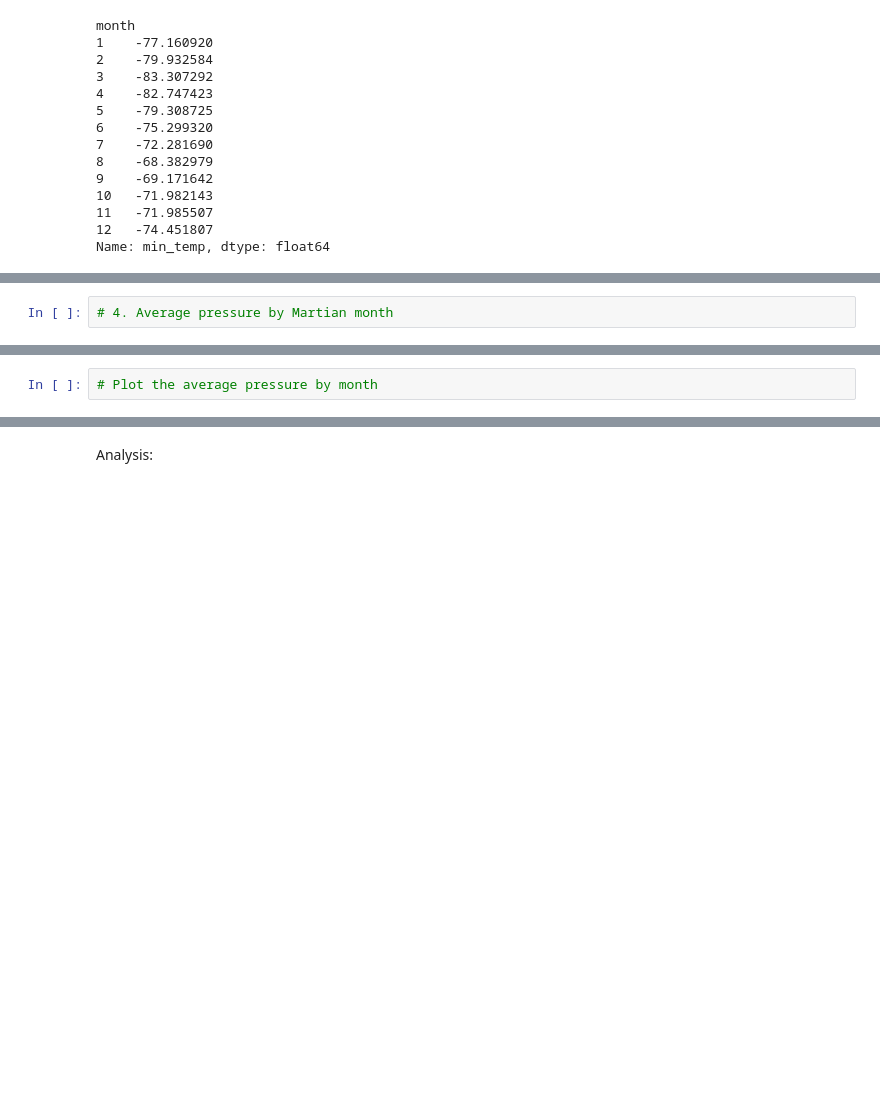
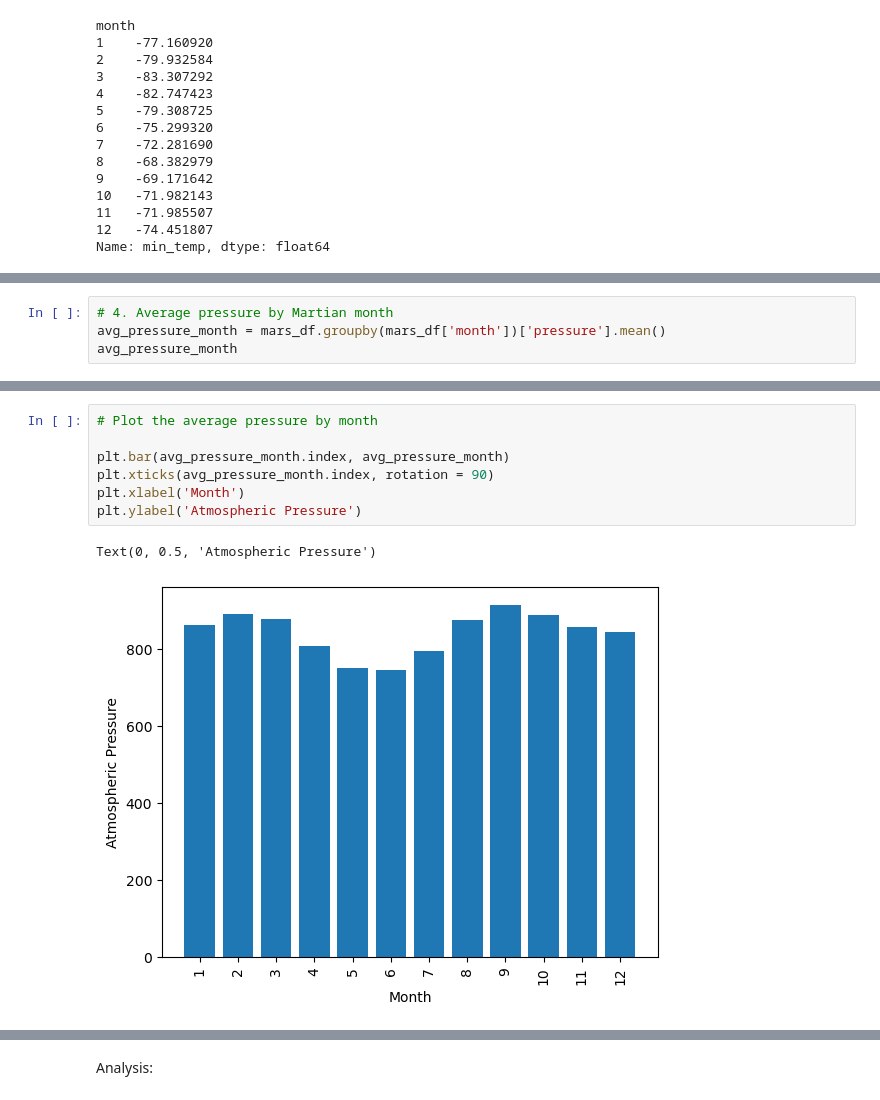
Before and after one commit to m-janssens-boop/beautifulsoup_challenge, a Jupyter notebook: mars_news/part_2_mars_weather.ipynb, the cells around one changed output, grey strips where cells are left out. Saved outputs shown, nothing was run; the diff lists cells and outputs as text; blank space fills up the shorter version.

```diff
--- a/mars_news/part_2_mars_weather.ipynb
+++ b/mars_news/part_2_mars_weather.ipynb
@@ -163,2 +197,4 @@ Text(0, 0.5, 'Temperature in Celcius')
 # %%
 # 4. Average pressure by Martian month
+avg_pressure_month = mars_df.groupby(mars_df['month'])['pressure'].mean()
+avg_pressure_month
@@ -165,2 +216,10 @@ Text(0, 0.5, 'Temperature in Celcius')
-# %%
-# Plot the average pressure by month
+# %%
+# Plot the average pressure by month
+
+plt.bar(avg_pressure_month.index, avg_pressure_month)
+plt.xticks(avg_pressure_month.index, rotation = 90)
+plt.xlabel('Month')
+plt.ylabel('Atmospheric Pressure')
+# %% [output]
+Text(0, 0.5, 'Atmospheric Pressure')
+[figure, added]
```
Also changed, not shown: parts of 8 cells of this notebook, 1 other file.
